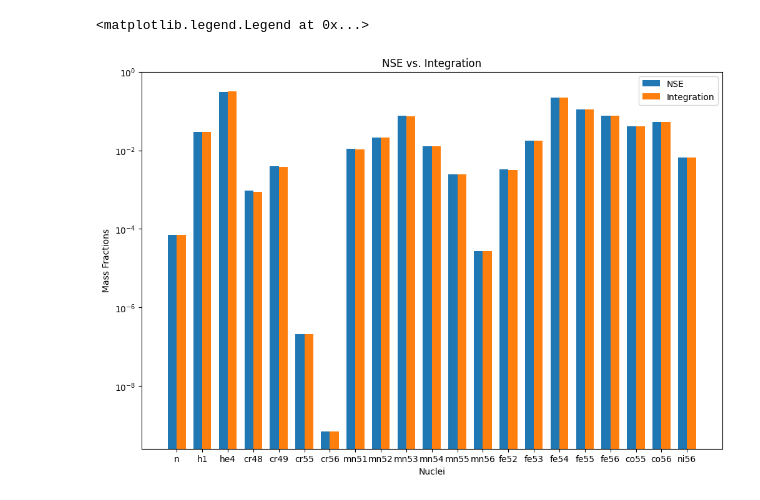
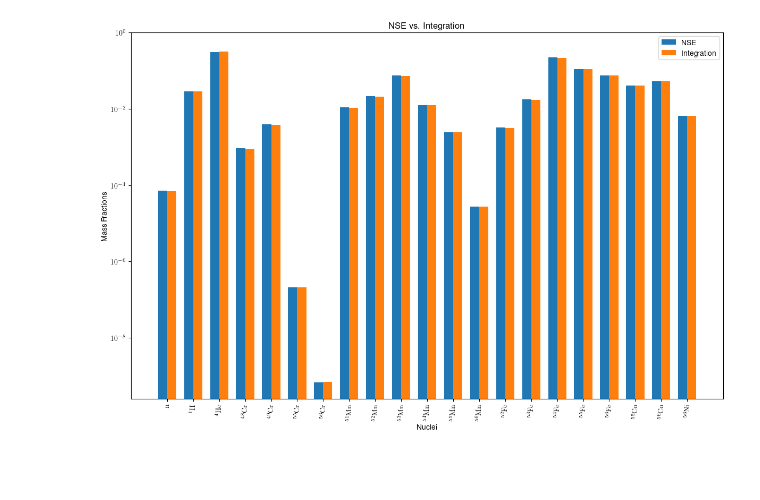
Before and after one commit to pynucastro/paper_notebooks, a Jupyter notebook: ap21_integrate.ipynb, the cells around one changed output. Saved outputs shown, nothing was run; the diff lists cells and outputs as text; code cells hidden in the pictures; blank space fills up the shorter version.

```diff
--- a/ap21_integrate.ipynb
+++ b/ap21_integrate.ipynb
@@ -6,3 +6,8 @@ import matplotlib.pyplot as plt
 from scipy.integrate import solve_ivp
 import pynucastro as pyna
 from pynucastro.screening import potekhin_1998
+
+plt.rcParams.update({
+    "text.usetex": True,
+    "font.family": "Helvetica"
+})
@@ -81,8 +98,5 @@ ye = full_nuclide_ap21.ye(Y0)
 # %%
-# tmax = 1.0e4
-# tmin = 1.0e-1
-
-tmax = 1.0e-7
+tmax = 1.0e-8
 tmin = 1.0e-15
 
 sol =  solve_ivp(full_nuclide_ap21.rhs, [0, tmax], Y0, method="BDF",
@@ -114,10 +121,9 @@ plot(tmin=tmin, tmax=tmax, sol=sol, network=full_nuclide_ap21, outfile='rho_{:.2
 all_reactions = pyna.ReacLibLibrary()
 fwd_reactions = all_reactions.derived_forward()
 
-all_nuclei = ['cr48', 'mn51', 'fe52', 'ni56', 'p', 'n', 'he4', 'co55',
-              'fe54','fe55', 'fe56', 'cr56', 'mn56', 'fe53', 'mn52', 'co56', 'cr49']
-
-all_nuclei += ['mn55', 'mn54', 'mn53', 'cr55']
+all_nuclei = ['n', 'p', 'he4', 'cr48', 'cr49', 'cr55', 'cr56', 'mn51',
+              'mn52', 'mn53', 'mn54', 'mn55',  'mn56', 'fe52', 'fe53',
+              'fe54', 'fe55', 'fe56', 'co55', 'co56', 'ni56']
 
 fwd_rates_lib = fwd_reactions.linking_nuclei(nuclist=all_nuclei, with_reverse=False)
 
@@ -129,15 +135,4 @@ for r in fwd_rates_lib.get_rates():
 der_rates_lib = pyna.Library(rates=derived)
 full_library = fwd_rates_lib + der_rates_lib
 
-# weak_rates = []
-# weak_rates.append(all_reactions.get_rate("n --> p <wc12_reaclib_weak_>"))
-# weak_rates.append(all_reactions.get_rate("co55 --> fe55 <wc12_reaclib_weak_>"))
-# weak_rates.append(all_reactions.get_rate("cr56 --> mn56 <wc12_reaclib_weak_>"))
-# weak_rates.append(all_reactions.get_rate("mn56 --> fe56 <wc12_reaclib_weak_>"))
-# weak_rates.append(all_reactions.get_rate("fe52 --> mn52 <wc12_reaclib_weak_>"))
-# weak_rates.append(all_reactions.get_rate("co56 --> fe56 <wc12_reaclib_weak_>"))
-# weak_rates.append(all_reactions.get_rate("ni56 --> co56 <wc12_reaclib_weak_>"))
-# weak_lib = Library(rates=weak_rates)
-# full_library += weak_lib
-
 rc = pyna.RateCollection(libraries=full_library)
@@ -175,20 +172,22 @@ X(ni56): 0.00665848346758902
 # %%
 # Bar graph for visual
 
 x = np.arange(len(full_nuclide_ap21.names))
 width = 0.35
 
 fig = plt.figure(figsize=(12,8))
 ax = fig.add_subplot(111)
 ax.bar(x - width/2.0, list(comp.X.values()), width, label = 'NSE')
 ax.bar(x + width/2.0, sol.y[:,-1]*full_nuclide_ap21.A, width, label = 'Integration')
 ax.set_xlabel("Nuclei")
-ax.set_xticks(x, full_nuclide_ap21.names)
+ax.set_xticks(x, labels=[f"${n.pretty}$" for n in comp.X.keys()], rotation=90)
 ax.set_ylabel("Mass Fractions")
 ax.set_yscale("log")
 ax.set_title("NSE vs. Integration")
 ax.set_ylim(ymax = 1)
 ax.legend()
+
+plt.tight_layout()
+fig.savefig('nse_network_comparison.pdf', bbox_inches="tight")
 # %% [output]
-<matplotlib.legend.Legend at 0x...>
-[figure, old version]
+[figure, new version]
```
Also changed, not shown: parts of 14 cells of this notebook, 1 other file.
